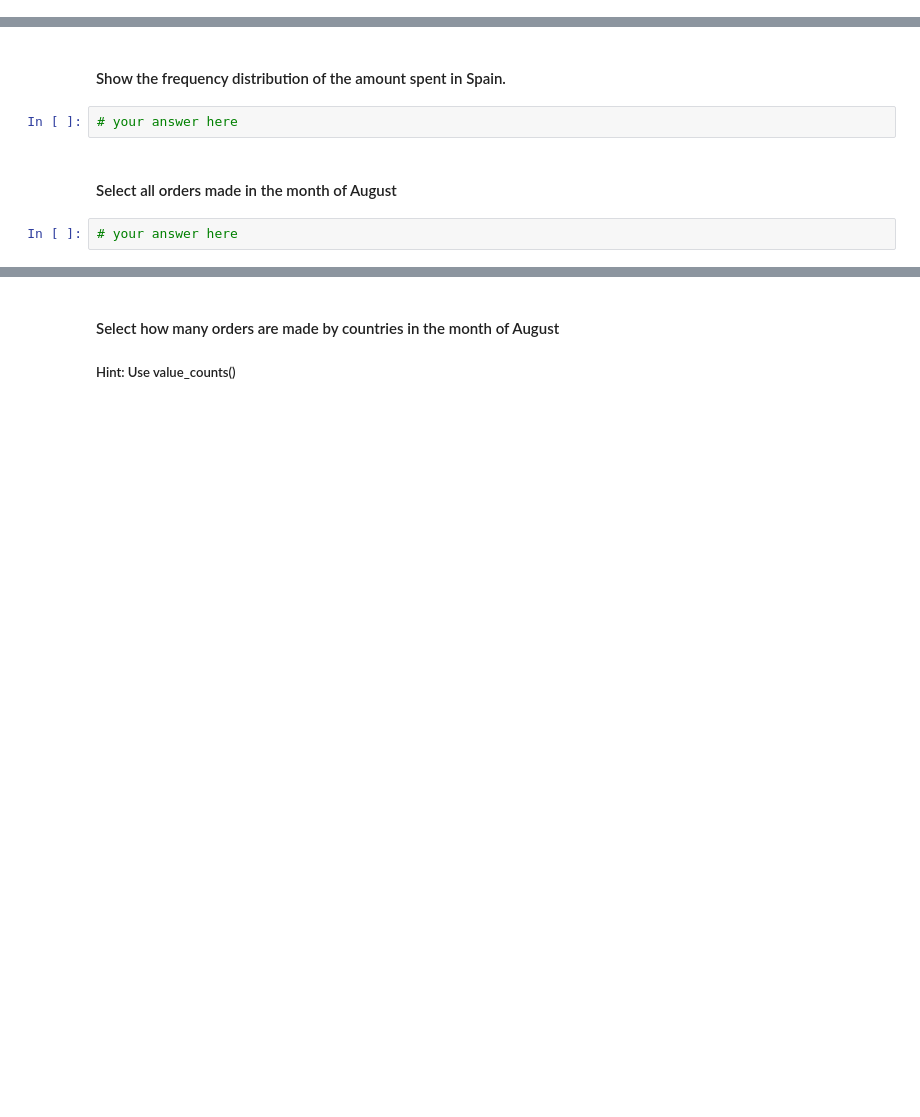
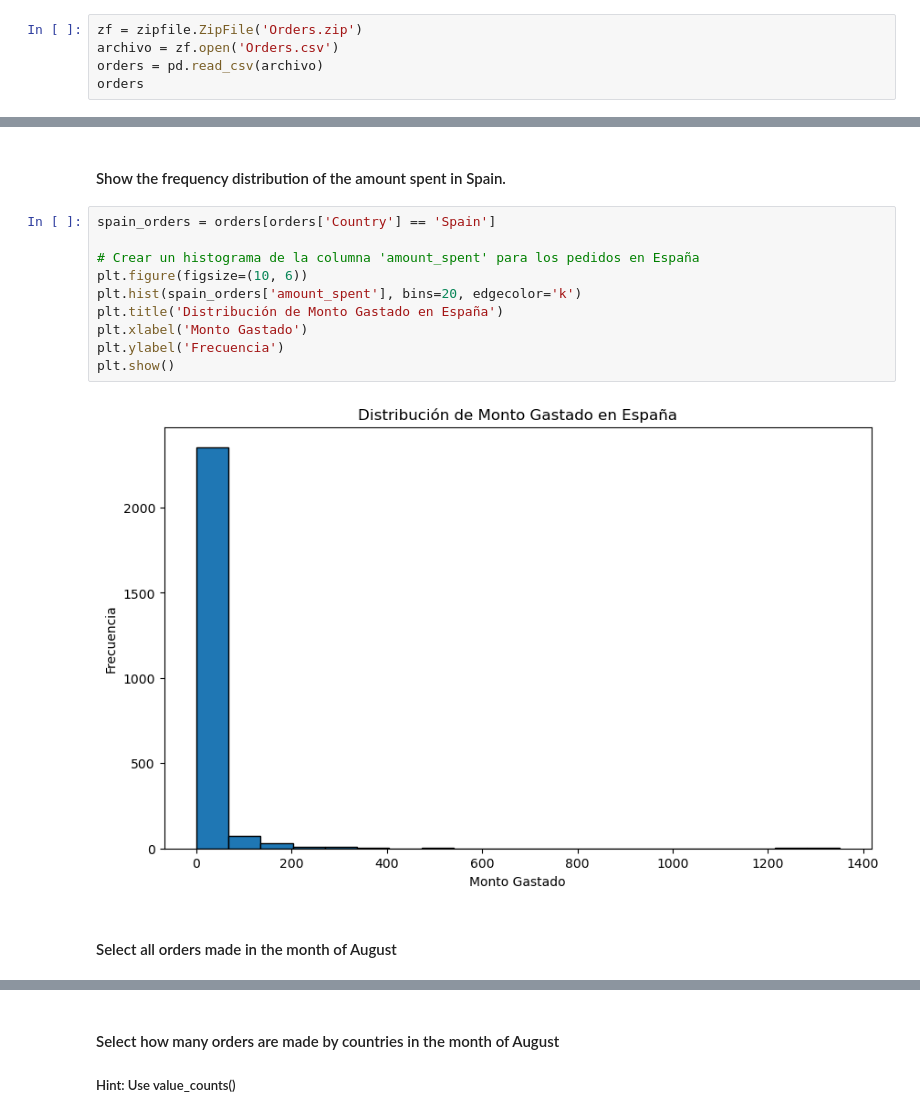
Before and after one commit to Ironhack-Data-Madrid-Octubre-2023/5.1-lab_subsetting_and_descriptive_stats, a Jupyter notebook: your-code/main.ipynb, the cells around one changed output, grey strips where cells are left out. Drawn from its saved outputs; the diff is of its cells as text; blank space fills up the shorter version.

```diff
--- a/your-code/main.ipynb
+++ b/your-code/main.ipynb
@@ -333,0 +332,5 @@ Name: Salary, dtype: int64
+# %%
+zf = zipfile.ZipFile('Orders.zip')
+archivo = zf.open('Orders.csv')
+orders = pd.read_csv(archivo)
+orders
@@ -380,8 +510,16 @@ Name: Salary, dtype: int64
 # %% [markdown]
 #### Show the frequency distribution of the amount spent in Spain.
-# %%
-# your answer here
+# %%
+spain_orders = orders[orders['Country'] == 'Spain']
+
+# Crear un histograma de la columna 'amount_spent' para los pedidos en España
+plt.figure(figsize=(10, 6))
+plt.hist(spain_orders['amount_spent'], bins=20, edgecolor='k')
+plt.title('Distribución de Monto Gastado en España')
+plt.xlabel('Monto Gastado')
+plt.ylabel('Frecuencia')
+plt.show()
+# %% [output]
+[figure, added]
 # %% [markdown]
 #### Select all orders made in the month of August
-# %%
-# your answer here
```
Also changed, not shown: parts of 35 cells of this notebook.
